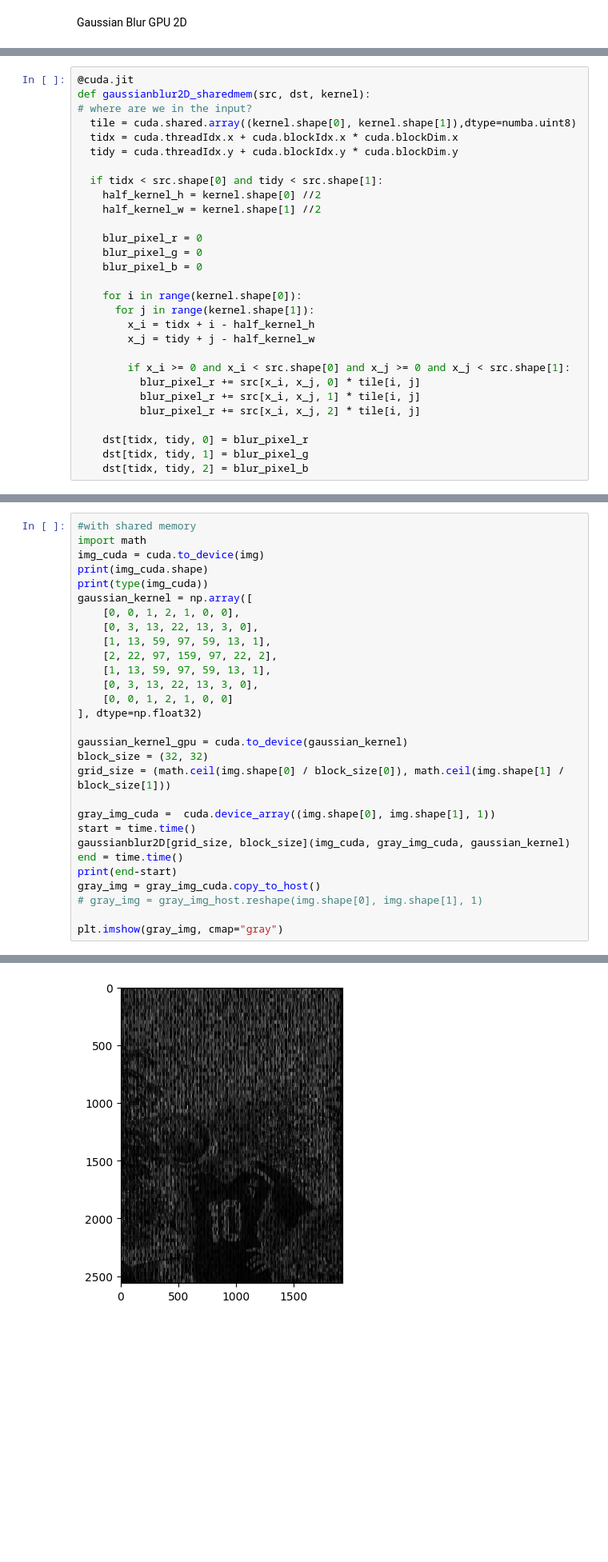
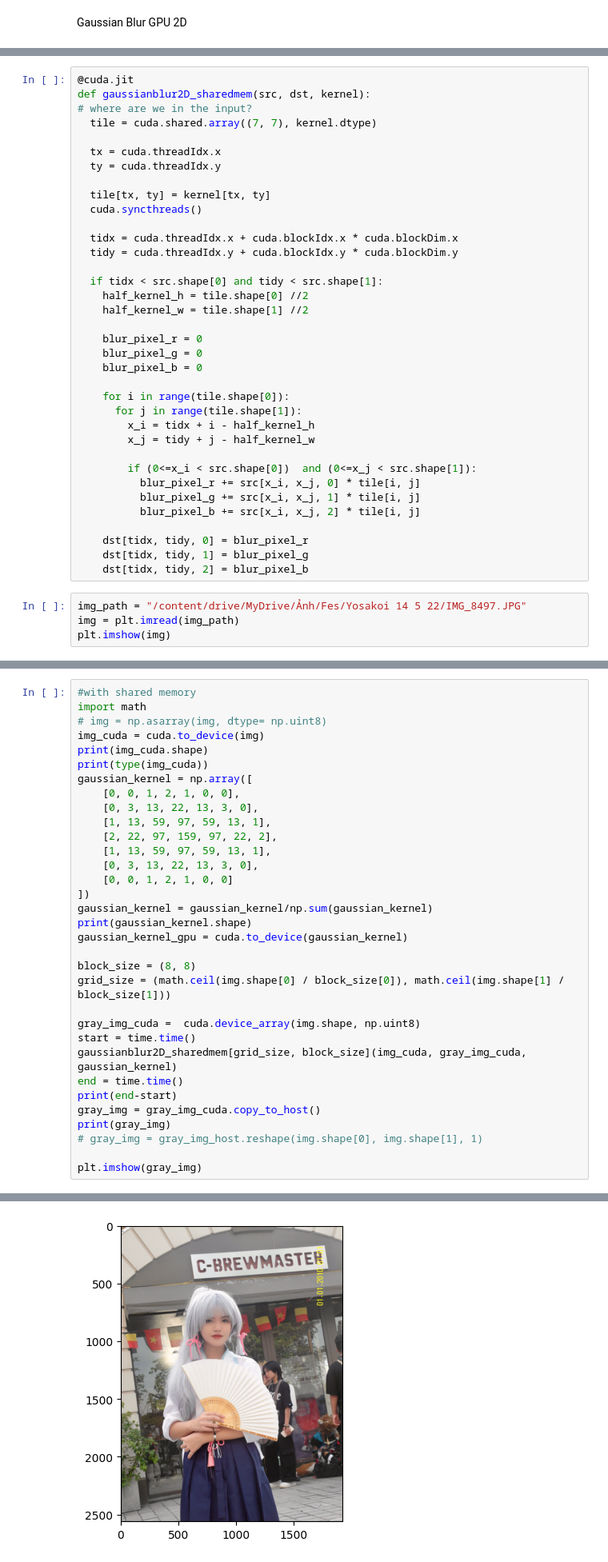
Before and after one commit to Spring317/advancedhpc2025, a Jupyter notebook: Labwork5/Labwork5.ipynb, the cells around one changed output, grey strips where cells are left out. Shown at 80% size. Cells and saved outputs as stored; diff of their text form; blank space fills up the shorter version.

```diff
--- a/Labwork5/Labwork5.ipynb
+++ b/Labwork5/Labwork5.ipynb
@@ -127,28 +145,39 @@ plt.imshow(gray_img, cmap="gray")
 @cuda.jit
 def gaussianblur2D_sharedmem(src, dst, kernel):
 # where are we in the input?
-  tile = cuda.shared.array((kernel.shape[0], kernel.shape[1]),dtype=numba.uint8)
+  tile = cuda.shared.array((7, 7), kernel.dtype)
+
+  tx = cuda.threadIdx.x
+  ty = cuda.threadIdx.y
+
+  tile[tx, ty] = kernel[tx, ty]
+  cuda.syncthreads()
+
   tidx = cuda.threadIdx.x + cuda.blockIdx.x * cuda.blockDim.x
   tidy = cuda.threadIdx.y + cuda.blockIdx.y * cuda.blockDim.y
 
   if tidx < src.shape[0] and tidy < src.shape[1]:
-    half_kernel_h = kernel.shape[0] //2
-    half_kernel_w = kernel.shape[1] //2
+    half_kernel_h = tile.shape[0] //2
+    half_kernel_w = tile.shape[1] //2
 
     blur_pixel_r = 0
     blur_pixel_g = 0
     blur_pixel_b = 0
 
-    for i in range(kernel.shape[0]):
-      for j in range(kernel.shape[1]):
+    for i in range(tile.shape[0]):
+      for j in range(tile.shape[1]):
         x_i = tidx + i - half_kernel_h
         x_j = tidy + j - half_kernel_w
 
-        if x_i >= 0 and x_i < src.shape[0] and x_j >= 0 and x_j < src.shape[1]:
+        if (0<=x_i < src.shape[0])  and (0<=x_j < src.shape[1]):
           blur_pixel_r += src[x_i, x_j, 0] * tile[i, j]
-          blur_pixel_r += src[x_i, x_j, 1] * tile[i, j]
-          blur_pixel_r += src[x_i, x_j, 2] * tile[i, j]
+          blur_pixel_g += src[x_i, x_j, 1] * tile[i, j]
+          blur_pixel_b += src[x_i, x_j, 2] * tile[i, j]
 
     dst[tidx, tidy, 0] = blur_pixel_r
     dst[tidx, tidy, 1] = blur_pixel_g
     dst[tidx, tidy, 2] = blur_pixel_b
+# %%
+img_path = "/content/drive/MyDrive/Ảnh/Fes/Yosakoi 14 5 22/IMG_8497.JPG"
+img = plt.imread(img_path)
+plt.imshow(img)
@@ -155,6 +187,7 @@ def gaussianblur2D_sharedmem(src, dst, kernel):
 # %%
 #with shared memory
 import math
+# img = np.asarray(img, dtype= np.uint8)
 img_cuda = cuda.to_device(img)
 print(img_cuda.shape)
 print(type(img_cuda))
@@ -166,21 +199,24 @@ gaussian_kernel = np.array([
     [1, 13, 59, 97, 59, 13, 1],
     [0, 3, 13, 22, 13, 3, 0],
     [0, 0, 1, 2, 1, 0, 0]
-], dtype=np.float32)
+])
+gaussian_kernel = gaussian_kernel/np.sum(gaussian_kernel)
+print(gaussian_kernel.shape)
+gaussian_kernel_gpu = cuda.to_device(gaussian_kernel)
 
-gaussian_kernel_gpu = cuda.to_device(gaussian_kernel)
-block_size = (32, 32)
+block_size = (8, 8)
 grid_size = (math.ceil(img.shape[0] / block_size[0]), math.ceil(img.shape[1] / block_size[1]))
 
-gray_img_cuda =  cuda.device_array((img.shape[0], img.shape[1], 1))
+gray_img_cuda =  cuda.device_array(img.shape, np.uint8)
 start = time.time()
-gaussianblur2D[grid_size, block_size](img_cuda, gray_img_cuda, gaussian_kernel)
+gaussianblur2D_sharedmem[grid_size, block_size](img_cuda, gray_img_cuda, gaussian_kernel)
 end = time.time()
 print(end-start)
 gray_img = gray_img_cuda.copy_to_host()
+print(gray_img)
 # gray_img = gray_img_host.reshape(img.shape[0], img.shape[1], 1)
 
-plt.imshow(gray_img, cmap="gray")
+plt.imshow(gray_img)
 # %% [output]
 (2560, 1920, 3)
 <class 'numba.cuda.cudadrv.devicearray.DeviceNDArray'>
@@ -188,3 +238,3 @@ plt.imshow(gray_img, cmap="gray")
 <matplotlib.image.AxesImage at 0x...>
-[figure, old version]
+[figure, new version]
 # %%
```
Also changed, not shown: parts of 8 cells of this notebook.
